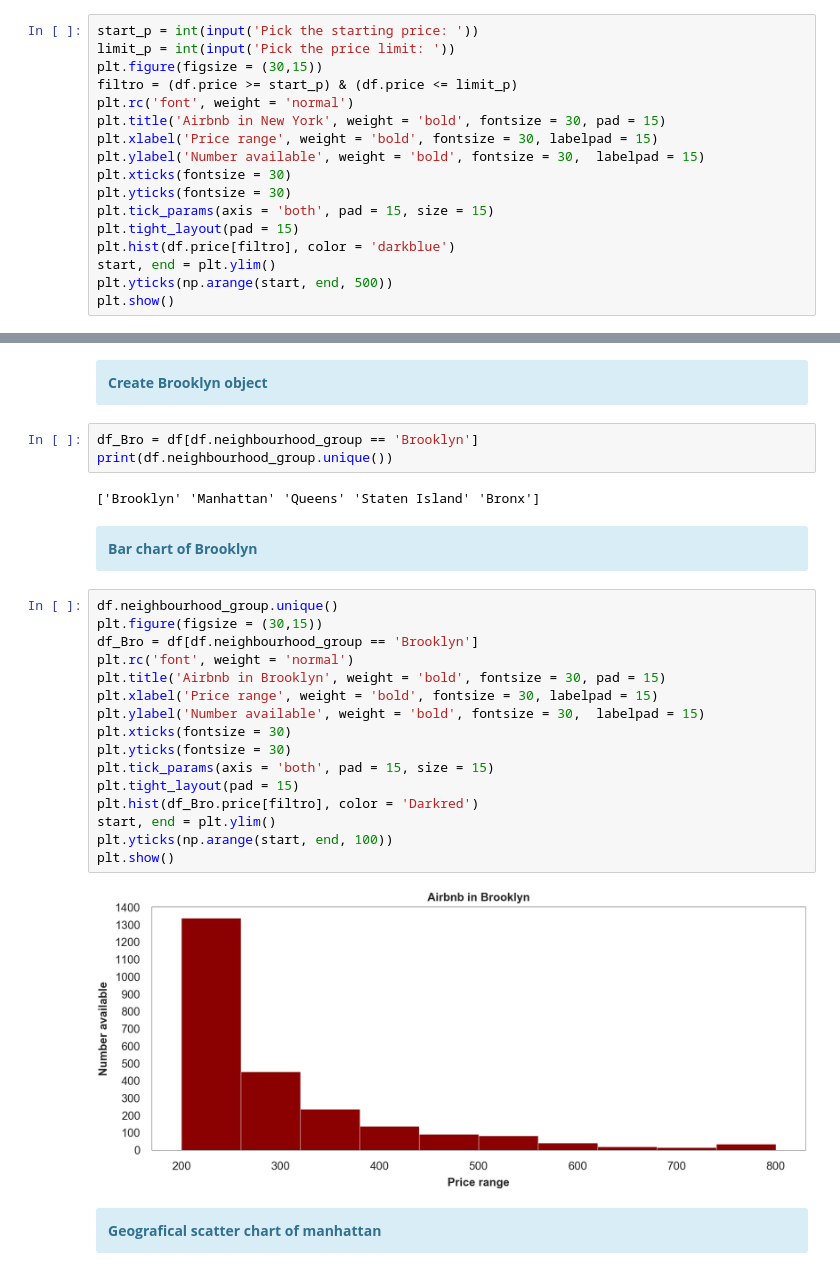
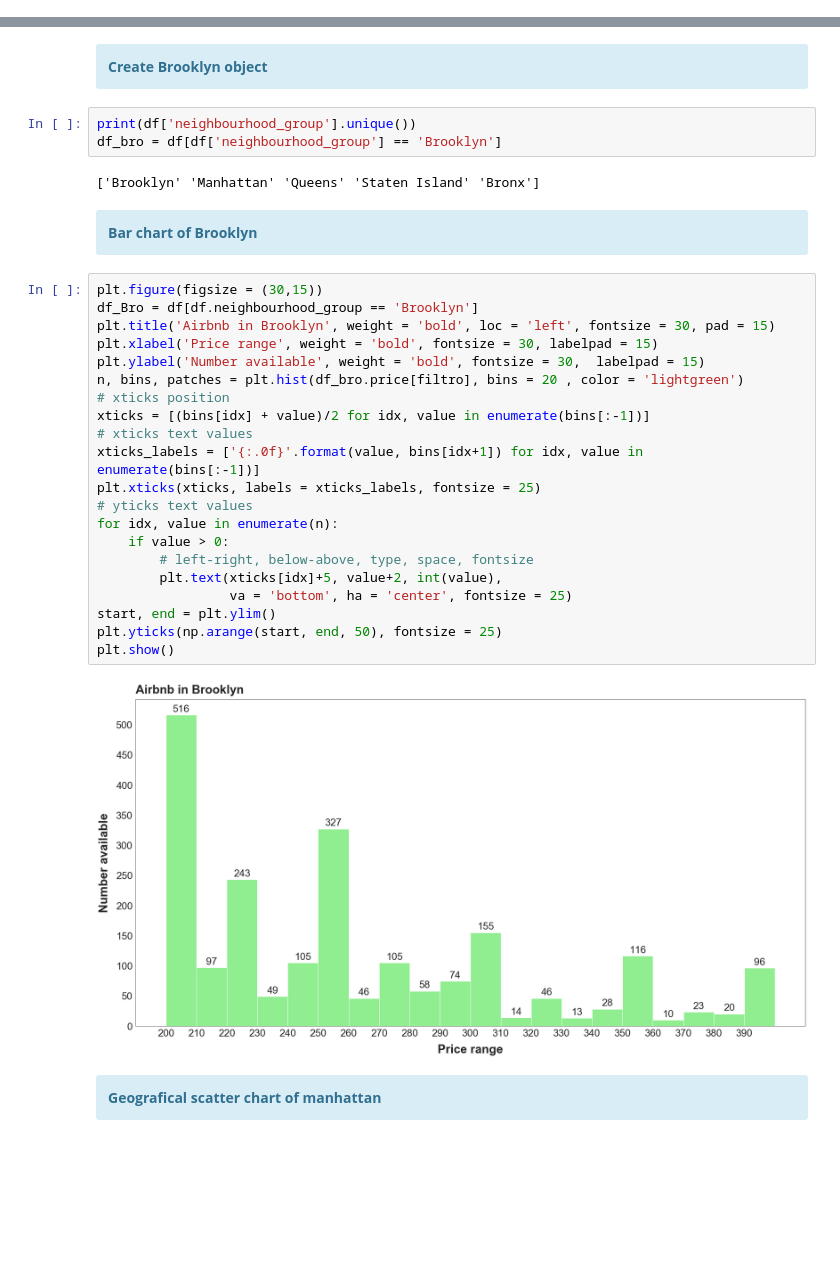
Before and after one commit to Pedro-Ivo/Airbnb_in_New_York, a Jupyter notebook: Airbnb in New York.ipynb, the cells around one changed output, grey strips where cells are left out. Drawn from its saved outputs; the diff is of its cells as text; blank space fills up the shorter version.

Commit message:
Airbnb in New York

```diff
--- a/Airbnb in New York.ipynb
+++ b/Airbnb in New York.ipynb
@@ -57,18 +48 @@ memory usage: 6.0+ MB
 </div>
-# %%
-start_p = int(input('Pick the starting price: '))
-limit_p = int(input('Pick the price limit: '))
-plt.figure(figsize = (30,15))
-filtro = (df.price >= start_p) & (df.price <= limit_p)
-plt.rc('font', weight = 'normal')
-plt.title('Airbnb in New York', weight = 'bold', fontsize = 30, pad = 15)
-plt.xlabel('Price range', weight = 'bold', fontsize = 30, labelpad = 15)
-plt.ylabel('Number available', weight = 'bold', fontsize = 30,  labelpad = 15)
-plt.xticks(fontsize = 30)
-plt.yticks(fontsize = 30)
-plt.tick_params(axis = 'both', pad = 15, size = 15)
-plt.tight_layout(pad = 15)
-plt.hist(df.price[filtro], color = 'darkblue')
-start, end = plt.ylim()
-plt.yticks(np.arange(start, end, 500))
-plt.show()
@@ -101,33 +94,38 @@ plt.show()
 <div class="alert alert-block alert-info">
 <b>Create Brooklyn object</b>
 </div>
-# %%
-df_Bro = df[df.neighbourhood_group == 'Brooklyn']
-print(df.neighbourhood_group.unique())
-# %% [output]
-['Brooklyn' 'Manhattan' 'Queens' 'Staten Island' 'Bronx']
+# %%
+print(df['neighbourhood_group'].unique())
+df_bro = df[df['neighbourhood_group'] == 'Brooklyn']
+# %% [output]
+['Brooklyn' 'Manhattan' 'Queens' 'Staten Island' 'Bronx']
 # %% [markdown]
 <div class="alert alert-block alert-info">
 <b>Bar chart of Brooklyn</b>
 </div>
 # %%
-df.neighbourhood_group.unique()
 plt.figure(figsize = (30,15))
 df_Bro = df[df.neighbourhood_group == 'Brooklyn']
-plt.rc('font', weight = 'normal')
-plt.title('Airbnb in Brooklyn', weight = 'bold', fontsize = 30, pad = 15)
+plt.title('Airbnb in Brooklyn', weight = 'bold', loc = 'left', fontsize = 30, pad = 15)
 plt.xlabel('Price range', weight = 'bold', fontsize = 30, labelpad = 15)
 plt.ylabel('Number available', weight = 'bold', fontsize = 30,  labelpad = 15)
-plt.xticks(fontsize = 30)
-plt.yticks(fontsize = 30)
-plt.tick_params(axis = 'both', pad = 15, size = 15)
-plt.tight_layout(pad = 15)
-plt.hist(df_Bro.price[filtro], color = 'Darkred')
+n, bins, patches = plt.hist(df_bro.price[filtro], bins = 20 , color = 'lightgreen')
+# xticks position
+xticks = [(bins[idx] + value)/2 for idx, value in enumerate(bins[:-1])]
+# xticks text values
+xticks_labels = ['{:.0f}'.format(value, bins[idx+1]) for idx, value in enumerate(bins[:-1])]
+plt.xticks(xticks, labels = xticks_labels, fontsize = 25)
+# yticks text values
+for idx, value in enumerate(n):
+    if value > 0:
+        # left-right, below-above, type, space, fontsize
+        plt.text(xticks[idx]+5, value+2, int(value),
+                 va = 'bottom', ha = 'center', fontsize = 25)
 start, end = plt.ylim()
-plt.yticks(np.arange(start, end, 100))
+plt.yticks(np.arange(start, end, 50), fontsize = 25)
 plt.show()
 # %% [output]
-[figure, old version]
+[figure, new version]
 # %% [markdown]
 <div class="alert alert-block alert-info">
 <b>Geografical scatter chart of manhattan</b>
```
Also changed, not shown: parts of 9 cells of this notebook.
